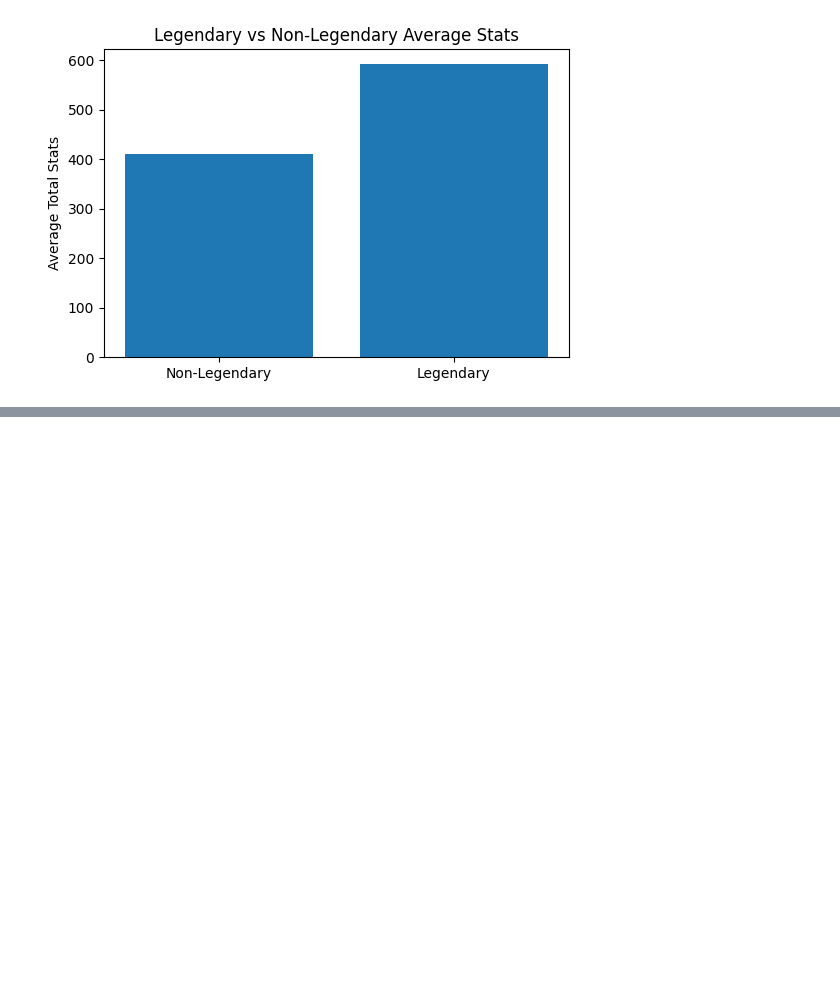
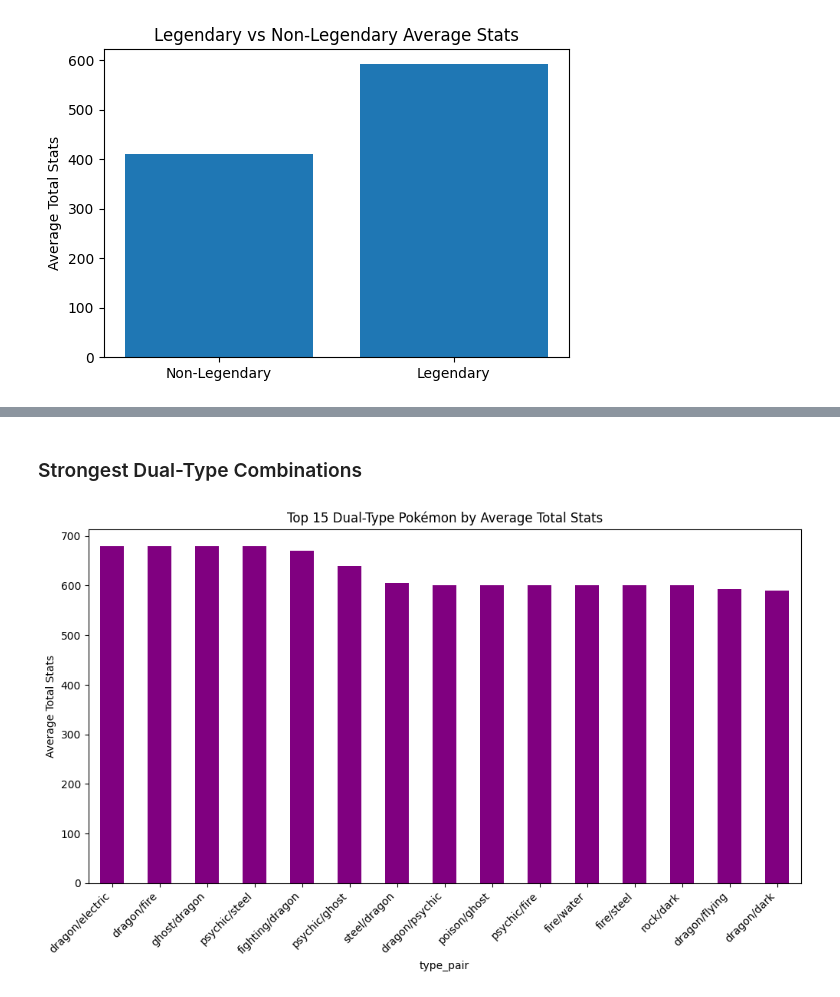
Before and after one commit to ThatTwoDude/pokemon-comparison, a Jupyter notebook: python-files/pokemon_eda.ipynb, the cells around one changed output, grey strips where cells are left out. Cells and saved outputs as stored; diff of their text form; code cells hidden in the pictures; blank space fills up the shorter version.

```diff
--- a/python-files/pokemon_eda.ipynb
+++ b/python-files/pokemon_eda.ipynb
@@ -108,0 +171,10 @@ plt.show()
+# %%
+# Create a combined "type_pair" column
+df['type_pair'] = df.apply(
+    lambda row: f"{row['type1']}/{row['type2']}" if row['is_dual_type'] else row['type1'],
+    axis=1
+)
+
+type_pair_means = df.groupby('type_pair')['total_stats'].mean().sort_values(ascending=False)
+print(type_pair_means.head(10))
+print(type_pair_means.tail(10))
@@ -108,0 +199,19 @@ plt.show()
+# %% [markdown]
+### Strongest Dual-Type Combinations
+# %%
+# Only dual types
+dual_only = df[df['is_dual_type']]
+
+dual_pair_means = dual_only.groupby('type_pair')['total_stats'].mean().sort_values(ascending=False)
+
+plt.figure(figsize=(12,6))
+dual_pair_means[:15].plot(kind='bar', color='purple')
+
+plt.xticks(rotation=45, ha='right')
+plt.ylabel("Average Total Stats")
+plt.title("Top 15 Dual-Type Pokémon by Average Total Stats")
+
+plt.savefig('../data/top_dual_types.png', dpi=300, bbox_inches='tight')
+plt.show()
+# %% [output]
+[figure, added]
```
Also changed, not shown: parts of 13 cells of this notebook, 1 other file.
